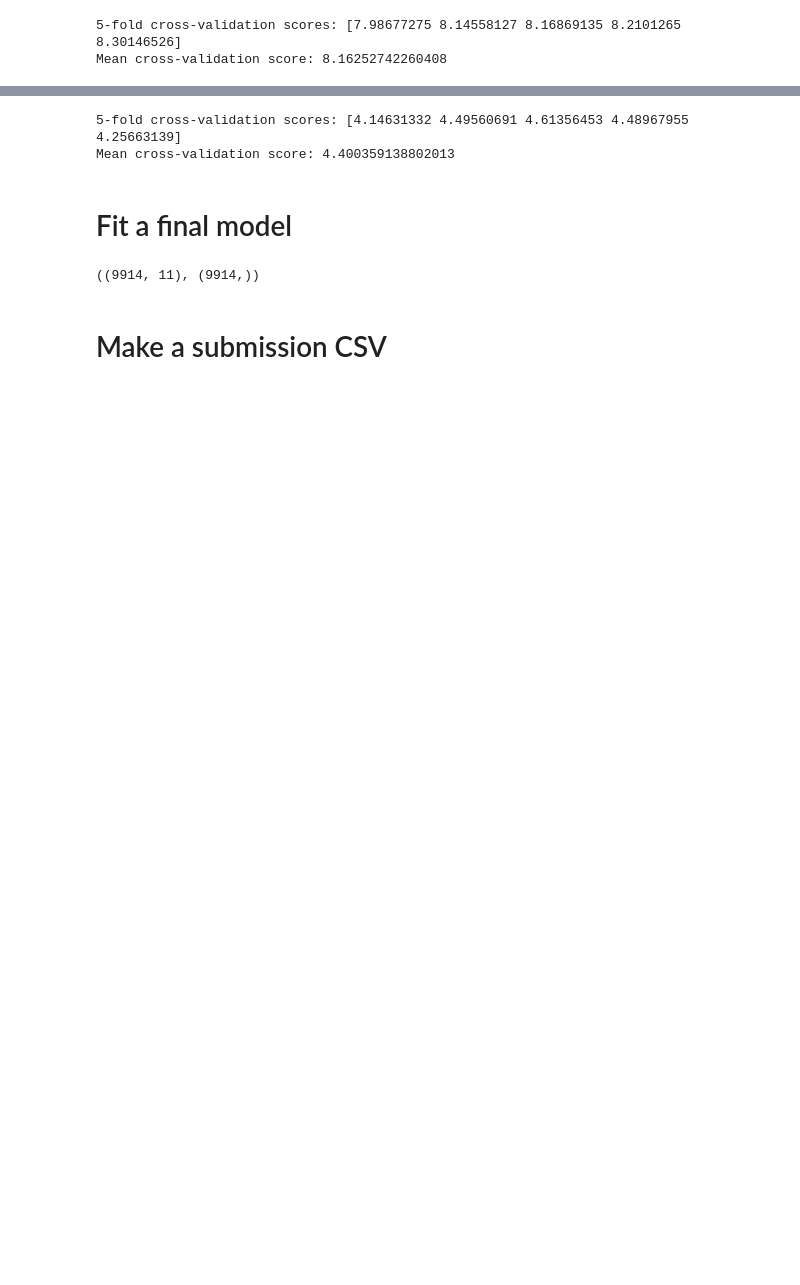
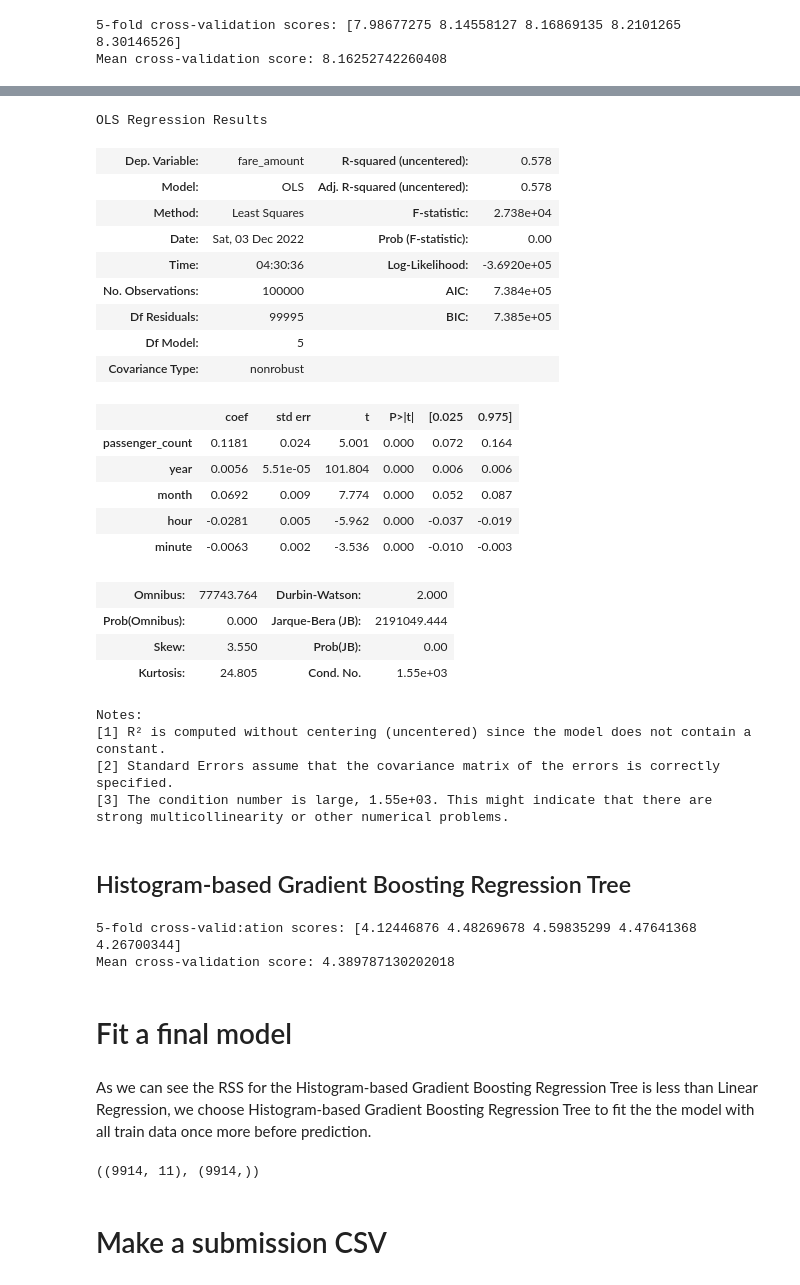
Before and after one commit to cfong32/data6100-final-proj, a Jupyter notebook: data6100_final_proj.ipynb, the cells around one changed output, grey strips where cells are left out. Saved outputs shown, nothing was run; the diff lists cells and outputs as text; code cells hidden in the pictures; blank space fills up the shorter version.

```diff
--- a/data6100_final_proj.ipynb
+++ b/data6100_final_proj.ipynb
@@ -155,8 +311,37 @@ Mean cross-validation score: 8.16252742260408
+# %%
+# Linear Regression with selected variables
+import statsmodels.api as sm
+sm.OLS(df[trainset][col_y],df[trainset][sfs_backward.get_feature_names_out()]).fit().summary()
+# %% [output]
+OLS Regression Results
+| Dep. Variable: | fare_amount | R-squared (uncentered): | 0.578 |
+| Model: | OLS | Adj. R-squared (uncentered): | 0.578 |
+| Method: | Least Squares | F-statistic: | 2.738e+04 |
+| Date: | Sat, 03 Dec 2022 | Prob (F-statistic): | 0.00 |
+| Time: | 04:30:36 | Log-Likelihood: | -3.6920e+05 |
+| No. Observations: | 100000 | AIC: | 7.384e+05 |
+| Df Residuals: | 99995 | BIC: | 7.385e+05 |
+| Df Model: | 5 |  |  |
+| Covariance Type: | nonrobust |  |  |
+|  | coef | std err | t | P>|t| | [0.025 | 0.975] |
+| passenger_count | 0.1181 | 0.024 | 5.001 | 0.000 | 0.072 | 0.164 |
+| year | 0.0056 | 5.51e-05 | 101.804 | 0.000 | 0.006 | 0.006 |
+| month | 0.0692 | 0.009 | 7.774 | 0.000 | 0.052 | 0.087 |
+| hour | -0.0281 | 0.005 | -5.962 | 0.000 | -0.037 | -0.019 |
+| minute | -0.0063 | 0.002 | -3.536 | 0.000 | -0.010 | -0.003 |
+| Omnibus: | 77743.764 | Durbin-Watson: | 2.000 |
+| Prob(Omnibus): | 0.000 | Jarque-Bera (JB): | 2191049.444 |
+| Skew: | 3.550 | Prob(JB): | 0.00 |
+| Kurtosis: | 24.805 | Cond. No. | 1.55e+03 |
+Notes:
+[1] R² is computed without centering (uncentered) since the model does not contain a constant.
+[2] Standard Errors assume that the covariance matrix of the errors is correctly specified.
+[3] The condition number is large, 1.55e+03. This might indicate that there are
+strong multicollinearity or other numerical problems.
+# %% [markdown]
+## Histogram-based Gradient Boosting Regression Tree
 # %%
-# Histogram-based Gradient Boosting Regression Tree
 # https://scikit-learn.org/stable/modules/generated/sklearn.ensemble.HistGradientBoostingRegressor.html#sklearn.ensemble.HistGradientBoostingRegressor
-
-from sklearn.ensemble import HistGradientBoostingRegressor
 
 model = HistGradientBoostingRegressor()
 scores = -cross_val_score(model,
@@ -165,13 +350,15 @@ scores = -cross_val_score(model,
                           cv=5,
                           scoring='neg_root_mean_squared_error')
 
-print('5-fold cross-validation scores:', scores)
+print('5-fold cross-valid:ation scores:', scores)
 print('Mean cross-validation score:', np.mean(scores))
 # %% [output]
-5-fold cross-validation scores: [4.14631332 4.49560691 4.61356453 4.48967955 4.25663139]
-Mean cross-validation score: 4.400359138802013
+5-fold cross-valid:ation scores: [4.12446876 4.48269678 4.59835299 4.47641368 4.26700344]
+Mean cross-validation score: 4.389787130202018
 # %% [markdown]
 # Fit a final model
+# %% [markdown]
+As we can see the RSS for the Histogram-based Gradient Boosting Regression Tree is less than Linear Regression, we choose Histogram-based Gradient Boosting Regression Tree to fit the the model with all train data once more before prediction.
 # %%
 # Final model
 
```
Also changed, not shown: parts of 40 cells of this notebook.
